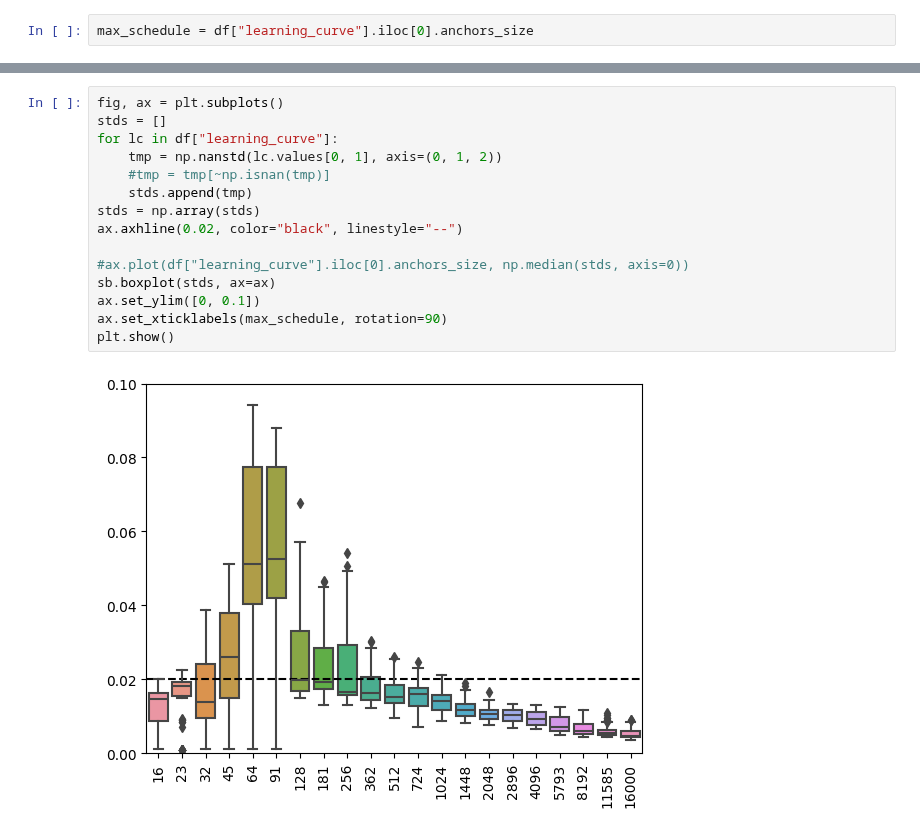
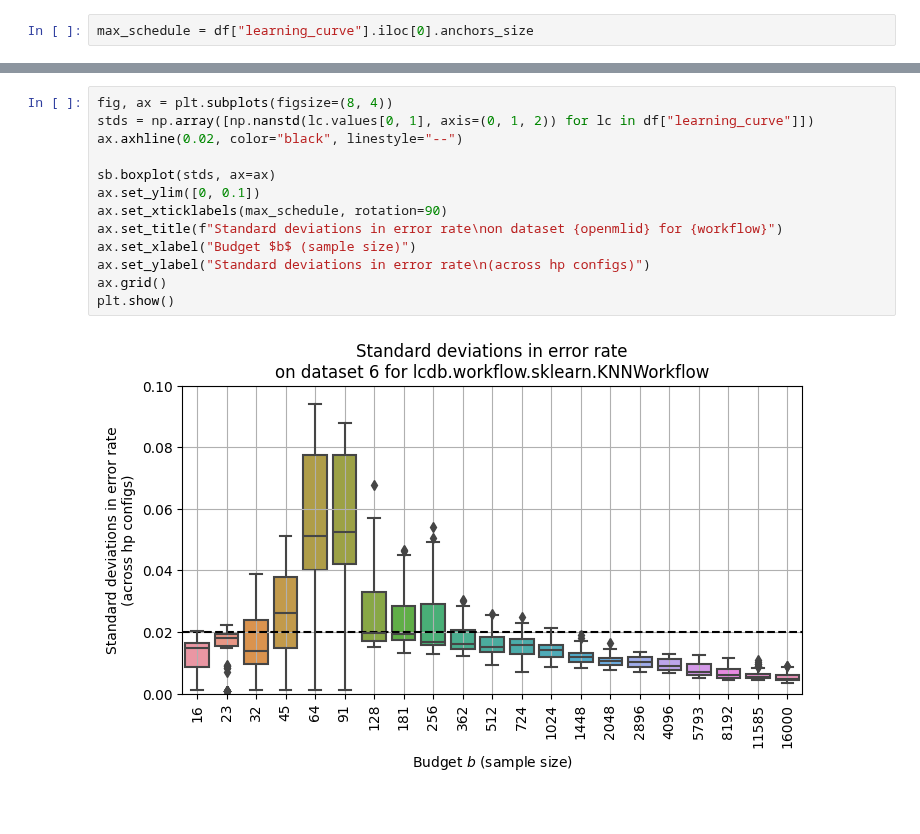
Before and after one commit to fmohr/lcdb, a Jupyter notebook: publications/2023-neurips/use cases/2 - variances as function of budget.ipynb, the cells around one changed output, grey strips where cells are left out. Drawn from its saved outputs; the diff is of its cells as text.

```diff
--- a/publications/2023-neurips/use cases/2 - variances as function of budget.ipynb
+++ b/publications/2023-neurips/use cases/2 - variances as function of budget.ipynb
@@ -54,19 +54,17 @@ nan_euclidean  51             ordinal           ka_nystroem         none
                93             onehot            lda                 poly             none                  std          distance   1    linear                  0.25                          2          ...
 Name: learning_curve, Length: 100, dtype: object
 # %%
-fig, ax = plt.subplots()
-stds = []
-for lc in df["learning_curve"]:
-    tmp = np.nanstd(lc.values[0, 1], axis=(0, 1, 2))
-    #tmp = tmp[~np.isnan(tmp)]
-    stds.append(tmp)
-stds = np.array(stds)
+fig, ax = plt.subplots(figsize=(8, 4))
+stds = np.array([np.nanstd(lc.values[0, 1], axis=(0, 1, 2)) for lc in df["learning_curve"]])
 ax.axhline(0.02, color="black", linestyle="--")
 
-#ax.plot(df["learning_curve"].iloc[0].anchors_size, np.median(stds, axis=0))
 sb.boxplot(stds, ax=ax)
 ax.set_ylim([0, 0.1])
 ax.set_xticklabels(max_schedule, rotation=90)
+ax.set_title(f"Standard deviations in error rate\non dataset {openmlid} for {workflow}")
+ax.set_xlabel("Budget $b$ (sample size)")
+ax.set_ylabel("Standard deviations in error rate\n(across hp configs)")
+ax.grid()
 plt.show()
 # %% [output]
-[figure, old version]
+[figure, new version]
```
